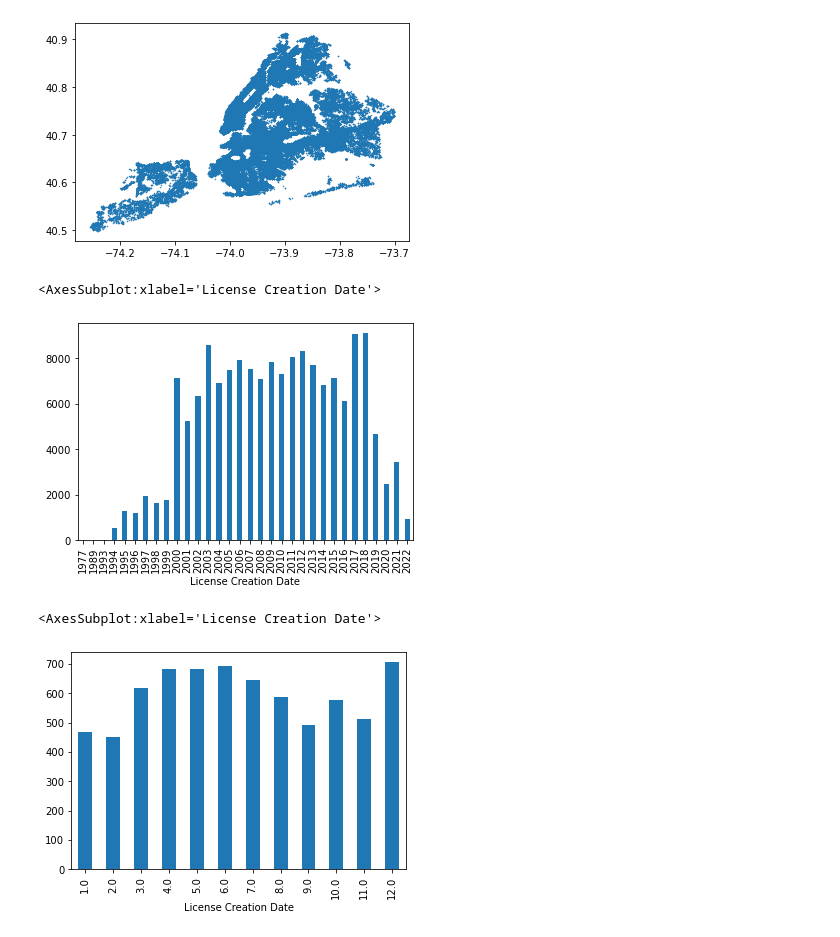
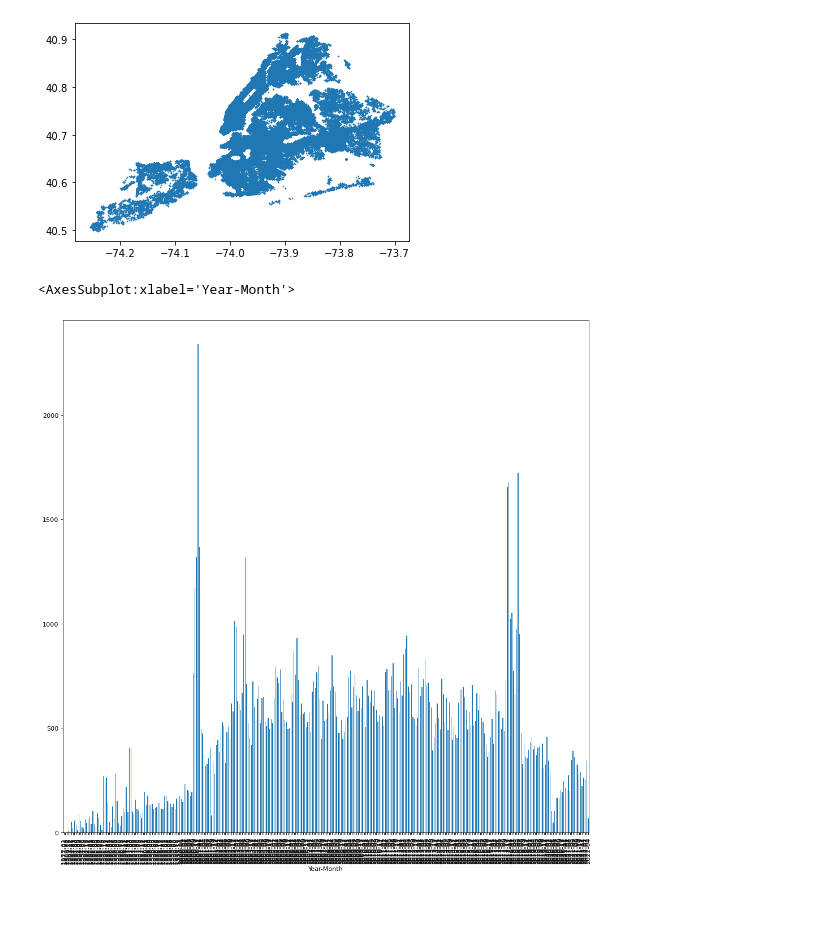
Before and after one commit to JackCWolf/Springboard, a Jupyter notebook: Jack Wolfgramm NYC Open Data Project Repo/notebooks/1-jvw-data-wrangling.ipynb, the cells around one changed output. Cells and saved outputs as stored; diff of their text form; code cells hidden in the pictures; blank space fills up the shorter version.

Commit message:
Created histogram over entire time

```diff
--- a/Jack Wolfgramm NYC Open Data Project Repo/notebooks/1-jvw-data-wrangling.ipynb
+++ b/Jack Wolfgramm NYC Open Data Project Repo/notebooks/1-jvw-data-wrangling.ipynb
@@ -115,17 +115,15 @@ plt.show()
 [figure]
 # %%
 # Some data plots to test whether the dates issued for license creation are reasonable
-# They are decently uniformly distributed after for each month and day
+# They are decently uniformly distributed after for each month and day, though there are some irregularities
 
-dates = df['License Creation Date']
-dates_2015 = df[df['License Creation Date'].dt.year == 2015]['License Creation Date']
+df['Year-Month'] = df['License Creation Date'].apply(lambda x: str(x)[:7])
 # %%
-dates.groupby([dates.dt.year]).count().plot(kind='bar')
+from matplotlib.pyplot import figure
+
+figure(figsize=(15, 15), dpi=80)
+
+df.groupby('Year-Month')['License Creation Date'].count().plot(kind='bar')
 # %% [output]
-<AxesSubplot:xlabel='License Creation Date'>
+<AxesSubplot:xlabel='Year-Month'>
-[figure, old version]
+[figure, new version]
-# %%
-dates.groupby([date.dt.month]).count().plot(kind='bar')
-# %% [output]
-<AxesSubplot:xlabel='License Creation Date'>
-[figure, removed]
```
Also changed, not shown: parts of 5 cells of this notebook.
